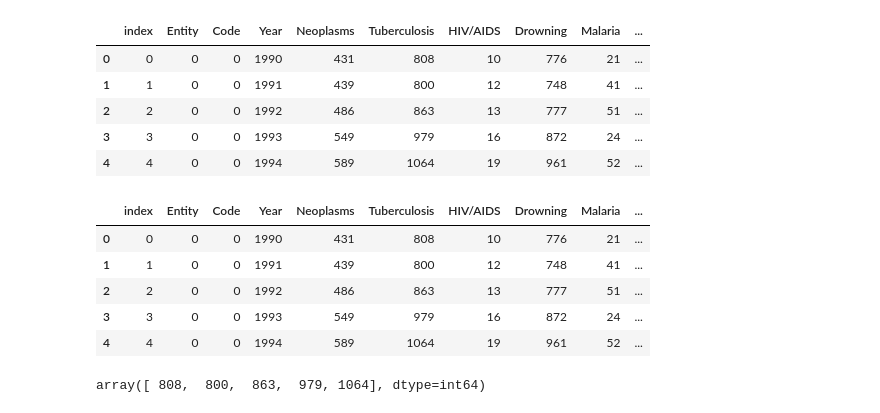
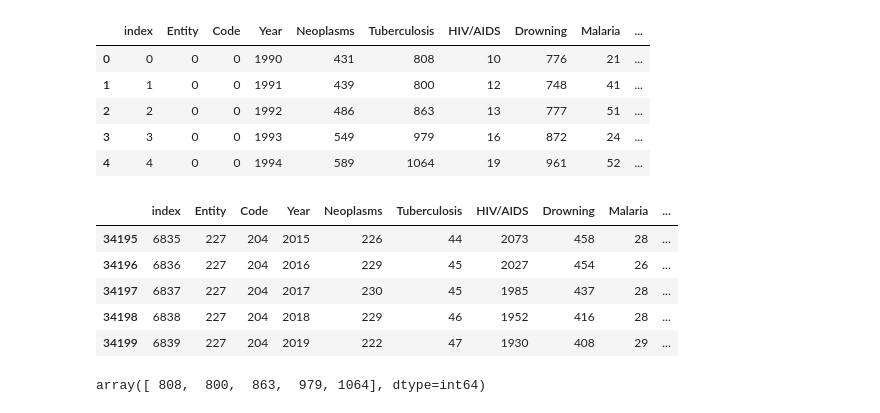
Before and after one commit to chgallegos/CAPSTONE-mortality-prediction, a Jupyter notebook: Machine_Learning/Triangle_Role_ML.ipynb, the cells around one changed output. Drawn from its saved outputs; the diff is of its cells as text; code cells hidden in the pictures.

```diff
--- a/Machine_Learning/Triangle_Role_ML.ipynb
+++ b/Machine_Learning/Triangle_Role_ML.ipynb
@@ -99,15 +108,15 @@ df2_binary_encoded.head()
 # %%
 # Create X Variable Features Set (Max of Next Year)
 X=df2_binary_encoded.copy()
 X = X.drop("Max", axis=1)
-X.head()
+X.tail()
 # %% [output]
 |  | index | Entity | Code | Year | Neoplasms | Tuberculosis | HIV/AIDS | Drowning | Malaria | ... |
-| 0 | 0 | 0 | 0 | 1990 | 431 | 808 | 10 | 776 | 21 | ... |
-| 1 | 1 | 0 | 0 | 1991 | 439 | 800 | 12 | 748 | 41 | ... |
-| 2 | 2 | 0 | 0 | 1992 | 486 | 863 | 13 | 777 | 51 | ... |
-| 3 | 3 | 0 | 0 | 1993 | 549 | 979 | 16 | 872 | 24 | ... |
-| 4 | 4 | 0 | 0 | 1994 | 589 | 1064 | 19 | 961 | 52 | ... |
+| 34195 | 6835 | 227 | 204 | 2015 | 226 | 44 | 2073 | 458 | 28 | ... |
+| 34196 | 6836 | 227 | 204 | 2016 | 229 | 45 | 2027 | 454 | 26 | ... |
+| 34197 | 6837 | 227 | 204 | 2017 | 230 | 45 | 1985 | 437 | 28 | ... |
+| 34198 | 6838 | 227 | 204 | 2018 | 229 | 46 | 1952 | 416 | 28 | ... |
+| 34199 | 6839 | 227 | 204 | 2019 | 222 | 47 | 1930 | 408 | 29 | ... |
 # %%
 # Define target
 y = df2_binary_encoded["Max"].values
```
Also changed, not shown: parts of 8 cells of this notebook.
